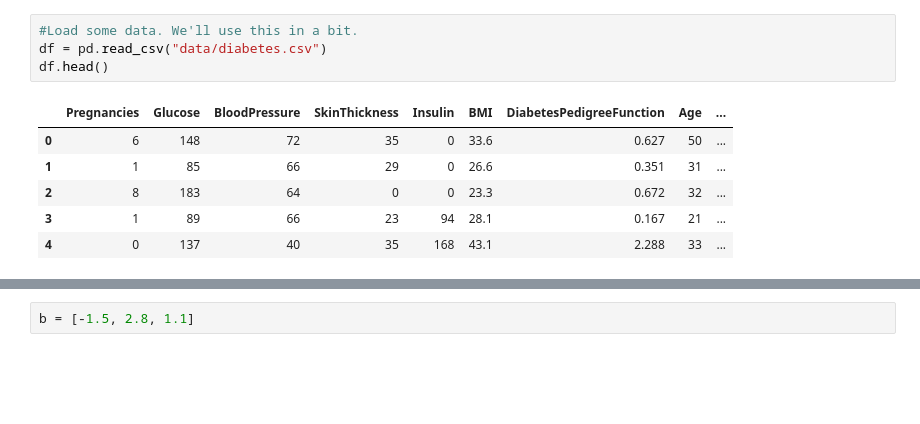
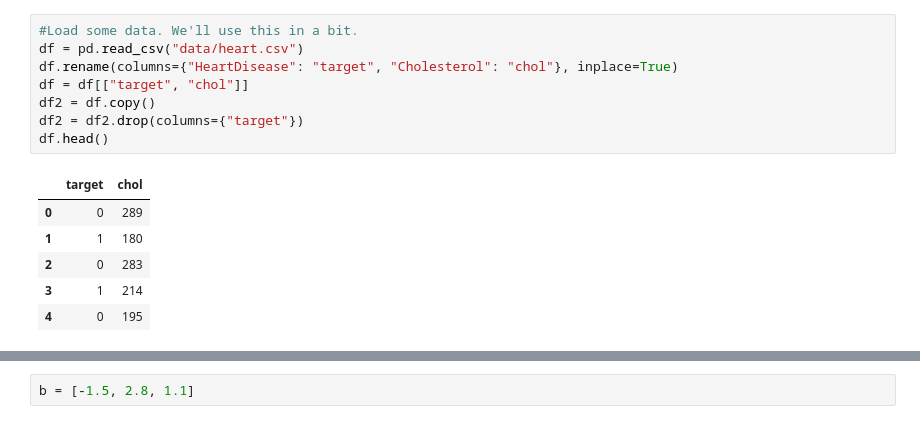
Before and after one commit to AkeemSemperDataScience/Basic_Stats_in_Python_Student_Repository, a Jupyter notebook: 025_Logistic_Reg_sol.ipynb, the cells around one changed output, grey strips where cells are left out. Cells and saved outputs as stored; diff of their text form; blank space fills up the shorter version.

```diff
--- a/025_Logistic_Reg_sol.ipynb
+++ b/025_Logistic_Reg_sol.ipynb
@@ -13,11 +38,15 @@ from sklearn.model_selection import train_test_split
 # %%
 #Load some data. We'll use this in a bit.
-df = pd.read_csv("data/diabetes.csv")
+df = pd.read_csv("data/heart.csv")
+df.rename(columns={"HeartDisease": "target", "Cholesterol": "chol"}, inplace=True)
+df = df[["target", "chol"]]
+df2 = df.copy()
+df2 = df2.drop(columns={"target"})
 df.head()
 # %% [output]
-|  | Pregnancies | Glucose | BloodPressure | SkinThickness | Insulin | BMI | DiabetesPedigreeFunction | Age | ... |
-| 0 | 6 | 148 | 72 | 35 | 0 | 33.6 | 0.627 | 50 | ... |
-| 1 | 1 | 85 | 66 | 29 | 0 | 26.6 | 0.351 | 31 | ... |
-| 2 | 8 | 183 | 64 | 0 | 0 | 23.3 | 0.672 | 32 | ... |
-| 3 | 1 | 89 | 66 | 23 | 94 | 28.1 | 0.167 | 21 | ... |
-| 4 | 0 | 137 | 40 | 35 | 168 | 43.1 | 2.288 | 33 | ... |
+|  | target | chol |
+| 0 | 0 | 289 |
+| 1 | 1 | 180 |
+| 2 | 0 | 283 |
+| 3 | 1 | 214 |
+| 4 | 0 | 195 |
```
Also changed, not shown: parts of 37 cells of this notebook, 22 other files.
